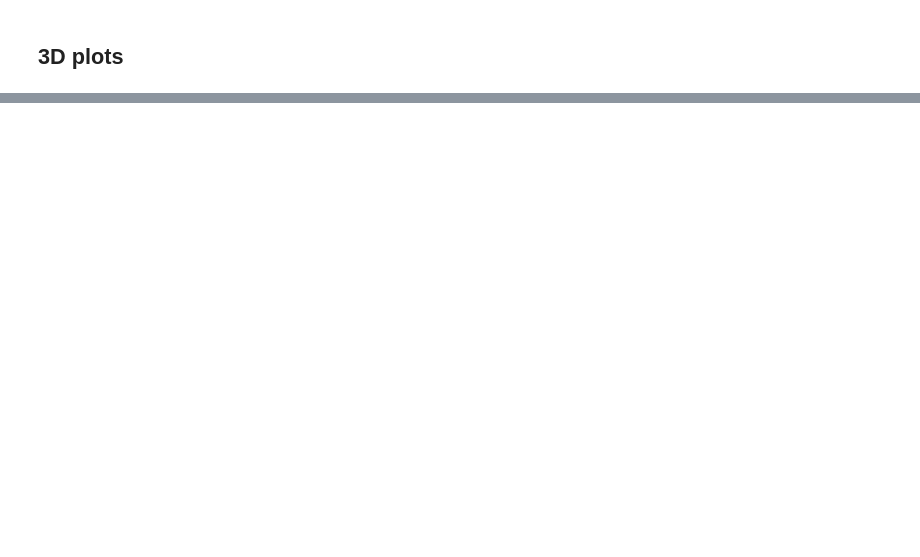
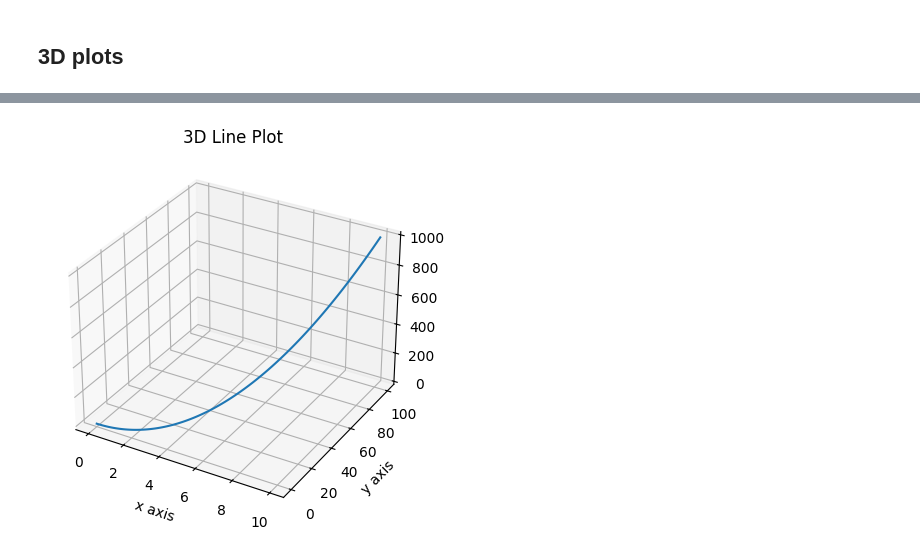
Before and after one commit to Thameempp/Data-analysis, a Jupyter notebook: Visualization/Matplotlib.ipynb, the cells around one changed output, grey strips where cells are left out. Saved outputs shown, nothing was run; the diff lists cells and outputs as text; code cells hidden in the pictures; blank space fills up the shorter version.

```diff
--- a/Visualization/Matplotlib.ipynb
+++ b/Visualization/Matplotlib.ipynb
@@ -628,0 +691,18 @@ plt.show()
+# %%
+# 3d line plot
+t = np.linspace(0, 10, 100)
+x = t
+y = t**2
+z = t**3
+
+fig = plt.figure()
+ax = fig.add_subplot(111, projection='3d')
+
+ax.plot(x, y, z)
+ax.set_title("3D Line Plot")
+
+plt.xlabel('x axis')
+plt.ylabel('y axis')
+plt.show()
+# %% [output]
+[figure, added]
```
Also changed, not shown: parts of 9 cells of this notebook.
